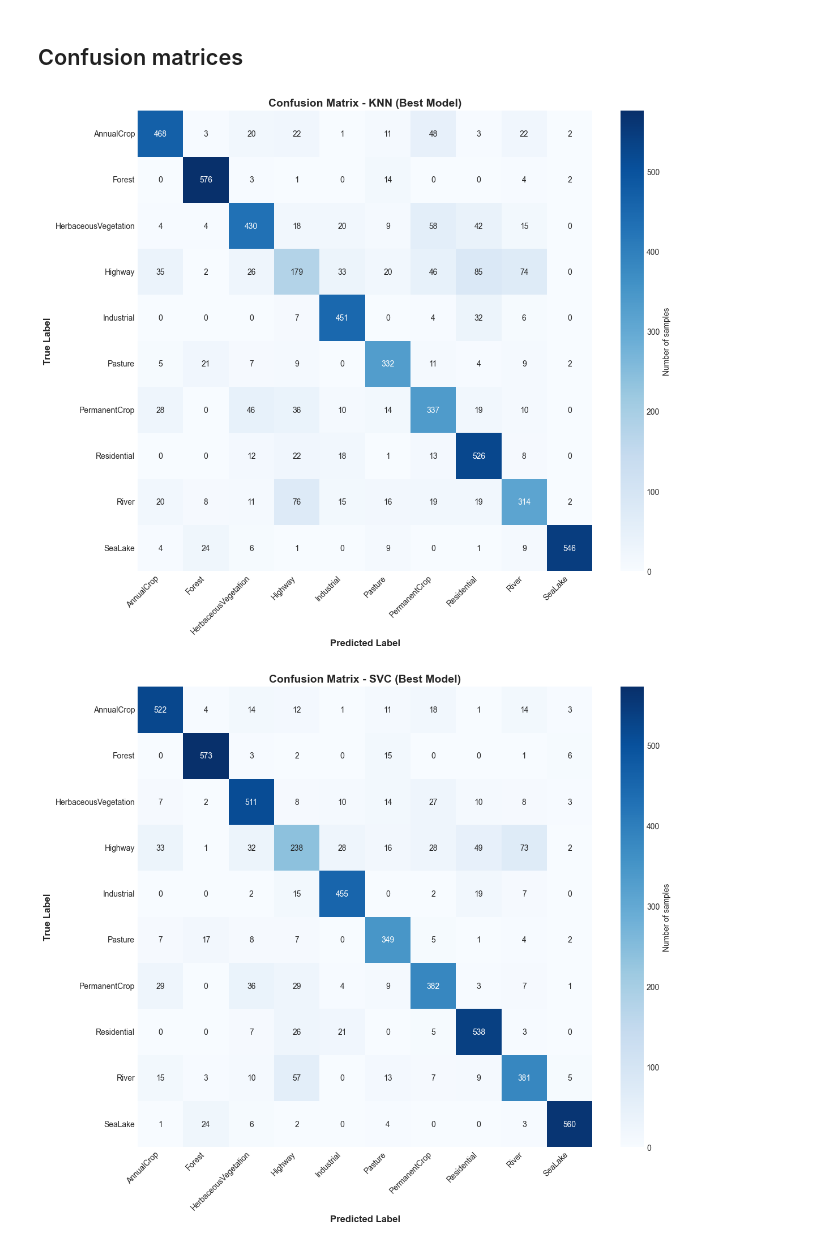
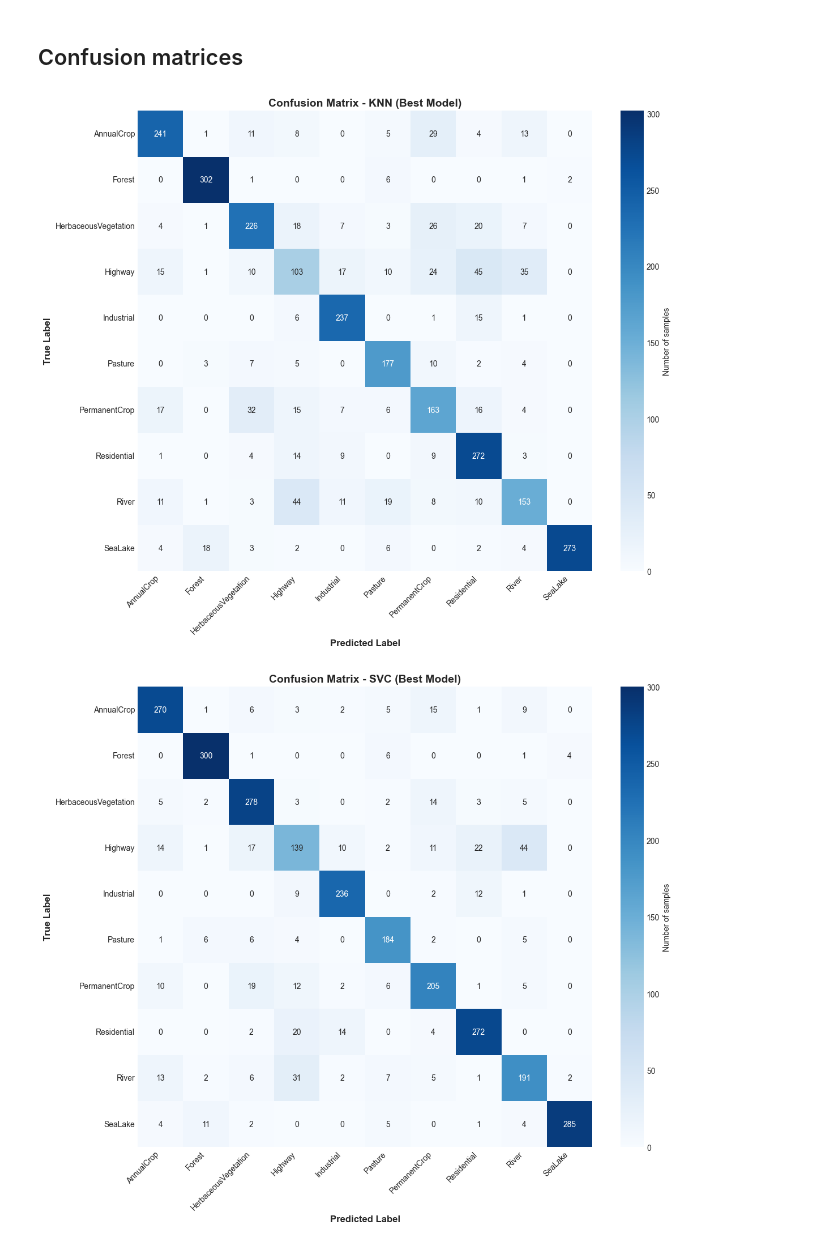
Before and after one commit to mchojna/eurosat-classification, a Jupyter notebook: 02a_baseline_classic_models.ipynb, the cells around one changed output. Saved outputs shown, nothing was run; the diff lists cells and outputs as text; code cells hidden in the pictures.

```diff
--- a/02a_baseline_classic_models.ipynb
+++ b/02a_baseline_classic_models.ipynb
@@ -296,7 +300,7 @@ knn_param_grid = {
 }
 
 knn_results = evaluate_model_with_gridsearch(
-    knn, knn_param_grid, X_train_scaled, X_test_scaled, y_train, y_test, "KNN"
+    knn, knn_param_grid, X_train_scaled, X_val_scaled, y_train, y_val, "KNN"
 )
 # %% [output]
 Training KNN with GridSearchCV...
@@ -328,7 +332,7 @@ svc_param_grid = {
 }
 
 svc_results = evaluate_model_with_gridsearch(
-    svc, svc_param_grid, X_train_scaled, X_test_scaled, y_train, y_test, "SVC"
+    svc, svc_param_grid, X_train_scaled, X_val_scaled, y_train, y_val, "SVC"
 )
 # %% [output]
 Training SVC with GridSearchCV...
@@ -361,7 +365,7 @@ rf_param_grid = {
 }
 
 rf_results = evaluate_model_with_gridsearch(
-    rf, rf_param_grid, X_train_scaled, X_test_scaled, y_train, y_test, "Random Forest"
+    rf, rf_param_grid, X_train_scaled, X_val_scaled, y_train, y_val, "Random Forest"
 )
 # %% [output]
 Training Random Forest with GridSearchCV...
@@ -494,9 +435,9 @@ plt.show()
 # %% [markdown]
 ## Confusion matrices
 # %%
-def plot_confusion_matrix(y_test, y_pred, class_names, model_name):
+def plot_confusion_matrix(y_val, y_pred, class_names, model_name):
     """Plot confusion matrix as heatmap"""
-    cm = confusion_matrix(y_test, y_pred)
+    cm = confusion_matrix(y_val, y_pred)
 
     plt.figure(figsize=(12, 10))
     sns.heatmap(
@@ -520,14 +461,14 @@ def plot_confusion_matrix(y_test, y_pred, class_names, model_name):
 # %%
 # Confusion matrices for all best models
 cm_knn = plot_confusion_matrix(
-    y_test, knn_results["y_pred"], class_names, "KNN (Best Model)"
+    y_val, knn_results["y_pred"], class_names, "KNN (Best Model)"
 )
 cm_svc = plot_confusion_matrix(
-    y_test, svc_results["y_pred"], class_names, "SVC (Best Model)"
+    y_val, svc_results["y_pred"], class_names, "SVC (Best Model)"
 )
 cm_rf = plot_confusion_matrix(
-    y_test, rf_results["y_pred"], class_names, "Random Forest (Best Model)"
+    y_val, rf_results["y_pred"], class_names, "Random Forest (Best Model)"
 )
 # %% [output]
-[figure, old version]
+[figure, new version]
-[figure, old version]
+[figure, new version]
```
Also changed, not shown: parts of 9 cells of this notebook, 2 other files.
